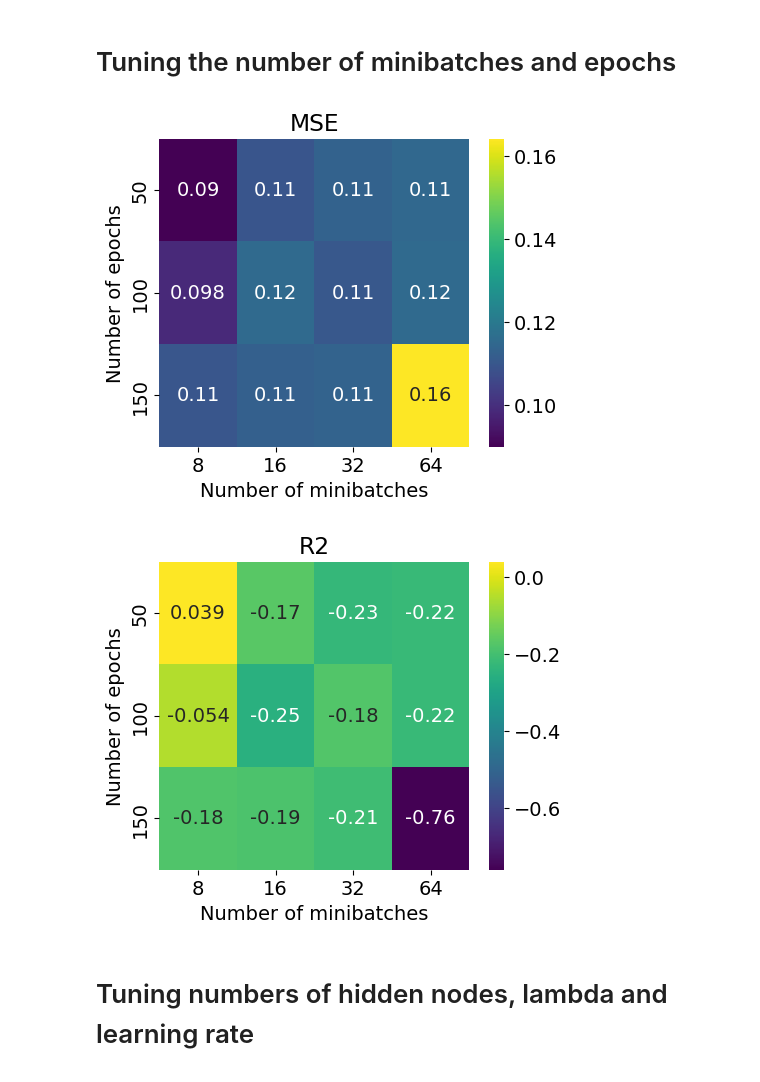
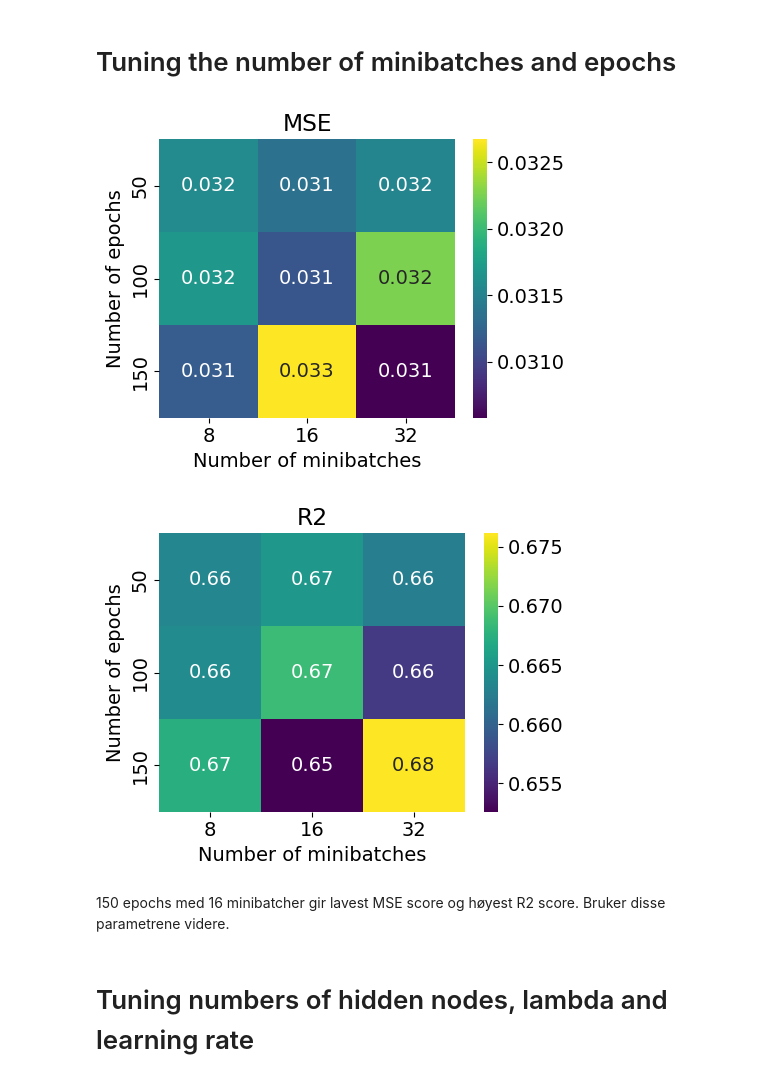
Before and after one commit to Johannesfjeldsaa/FYS-STK4155_Projects, a Jupyter notebook: Project 2/Solve project tasks/Task b) and c) NN on regression problem.ipynb, the cells around one changed output. Drawn from its saved outputs; the diff is of its cells as text; code cells hidden in the pictures.

```diff
--- a/Project 2/Solve project tasks/Task b) and c) NN on regression problem.ipynb
+++ b/Project 2/Solve project tasks/Task b) and c) NN on regression problem.ipynb
@@ -8,10 +8,12 @@ sys.path.append(src_dir)
 # %%
 from NeuralNetwork import Neural_Network
 from GD_class import GradientDescent
-from cost_functions import Cost_Functions
+from cost_functions import grad_mse
 import numpy as np
 import jax.numpy as jnp
 import matplotlib.pyplot as plt
+
+plt.rcParams['font.size'] = 14
 
 from sklearn.datasets import load_breast_cancer
 from sklearn.metrics import accuracy_score, mean_squared_error, r2_score
@@ -21,11 +23,8 @@ import seaborn as sns
 from sklearn.model_selection import KFold
 from tqdm import tqdm
 
-def grad_mse(target, pred):
-
-    n = len(target) # Number of inputs
-
-    return 2/n * (pred - target)
+np.random.seed(1342)
+jnp.random.seed(1342)
 
 def plot_heatmap(values, x_ticks, y_ticks, x_label, y_label, title):
     fig, ax = plt.subplots(figsize = (6, 5))
@@ -204,7 +203,7 @@ X_train, X_test, target_train, target_test = train_test_split(X, target, test_si
 # Tuning the number of minibatches and epochs
 # %%
 n_hidden_layers = 2
-n_hidden_nodes = 4
+n_hidden_nodes = 8
 
 n_outputs = 1
 n_features = X.shape[1]
@@ -215,10 +214,7 @@ learning_rate = 0.01
 lmbd = 0.0001
 
 n_epochs_list = [50, 100, 150]
-n_minibatches_list = [8, 16, 32, 64]
-
-# Splitting the training data into training and validation set
-X_train, X_val, target_train, target_val = train_test_split(X, target, test_size=0.2)
+n_minibatches_list = [8, 16, 32]
 
 mse = np.zeros((len(n_epochs_list), len(n_minibatches_list)))
 r2 = np.zeros((len(n_epochs_list), len(n_minibatches_list)))
@@ -234,19 +230,21 @@ for k, n_epochs in enumerate(n_epochs_list):
 
         for train_index, val_index in kfold.split(X_train):
 
+            # Splitting the data into training and validation set for cross-validation
             X_train_cv, X_val_cv = X_train[train_index], X_train[val_index]
             target_train_cv, target_val_cv = target_train[train_index], target_train[val_index]
 
             ffnn = Neural_Network(n_features, n_hidden_layers, n_hidden_nodes, n_outputs,
                                   grad_cost_function=grad_mse,
-                                  learning_rate=lr,
+                                  learning_rate=learning_rate,
                                   lmbd=lmbd,
                                   activation_function_hidden=activation_hidden,
                                   activation_function_output='Linear',
                                   optimizer=None,
                                   classification_problem=False)
 
-            ffnn.train(X_train_cv, target_train_cv, num_iter=n_epochs, n_minibatches=n_minibatches)
+            ffnn.train(X_train_cv, target_train_cv, num_iter=n_epochs,
+                       n_minibatches=n_minibatches, method="Linear decay")
             pred_val = ffnn.predict(X_val_cv)
 
             mse_crossval.append(mean_squared_error(target_val_cv, pred_val))
@@ -257,24 +255,30 @@ for k, n_epochs in enumerate(n_epochs_list):
 # %%
 fig, ax = plt.subplots(figsize = (5, 4))
 heatmap = sns.heatmap(mse, annot=True, ax=ax, cmap="viridis")
 heatmap.set_xticklabels(n_minibatches_list)
 heatmap.set_yticklabels(n_epochs_list)
 ax.set_title("MSE")
 ax.set_ylabel("Number of epochs")
 ax.set_xlabel("Number of minibatches")
+plt.tight_layout()
+plt.savefig(r"Figures\Task_b\Franke_tune_epochs_and_minibatches_MSE_2.png")
 plt.show()
 
 fig, ax = plt.subplots(figsize = (5, 4))
 heatmap = sns.heatmap(r2, annot=True, ax=ax, cmap="viridis")
 heatmap.set_xticklabels(n_minibatches_list)
 heatmap.set_yticklabels(n_epochs_list)
 ax.set_title("R2")
 ax.set_ylabel("Number of epochs")
 ax.set_xlabel("Number of minibatches")
+plt.tight_layout()
+plt.savefig(r"Figures\Task_b\Franke_tune_epochs_and_minibatches_R2_2.png")
 plt.show()
 # %% [output]
-[figure, old version]
+[figure, new version]
-[figure, old version]
+[figure, new version]
+# %% [markdown]
+150 epochs med 16 minibatcher gir lavest MSE score og høyest R2 score. Bruker disse parametrene videre.
 # %% [markdown]
 # Tuning numbers of hidden nodes, lambda and learning rate
 # %%
```
Also changed, not shown: parts of 19 cells of this notebook, 19 other files.
